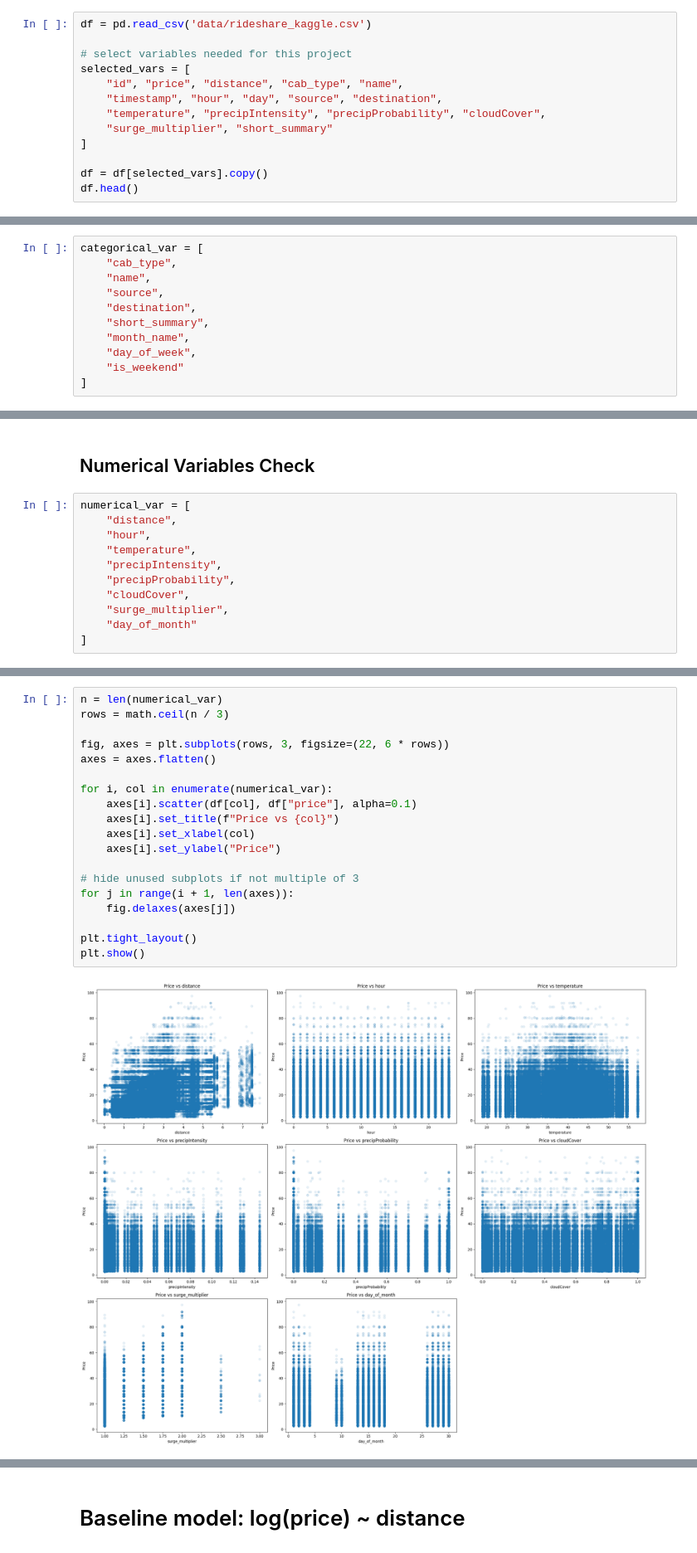
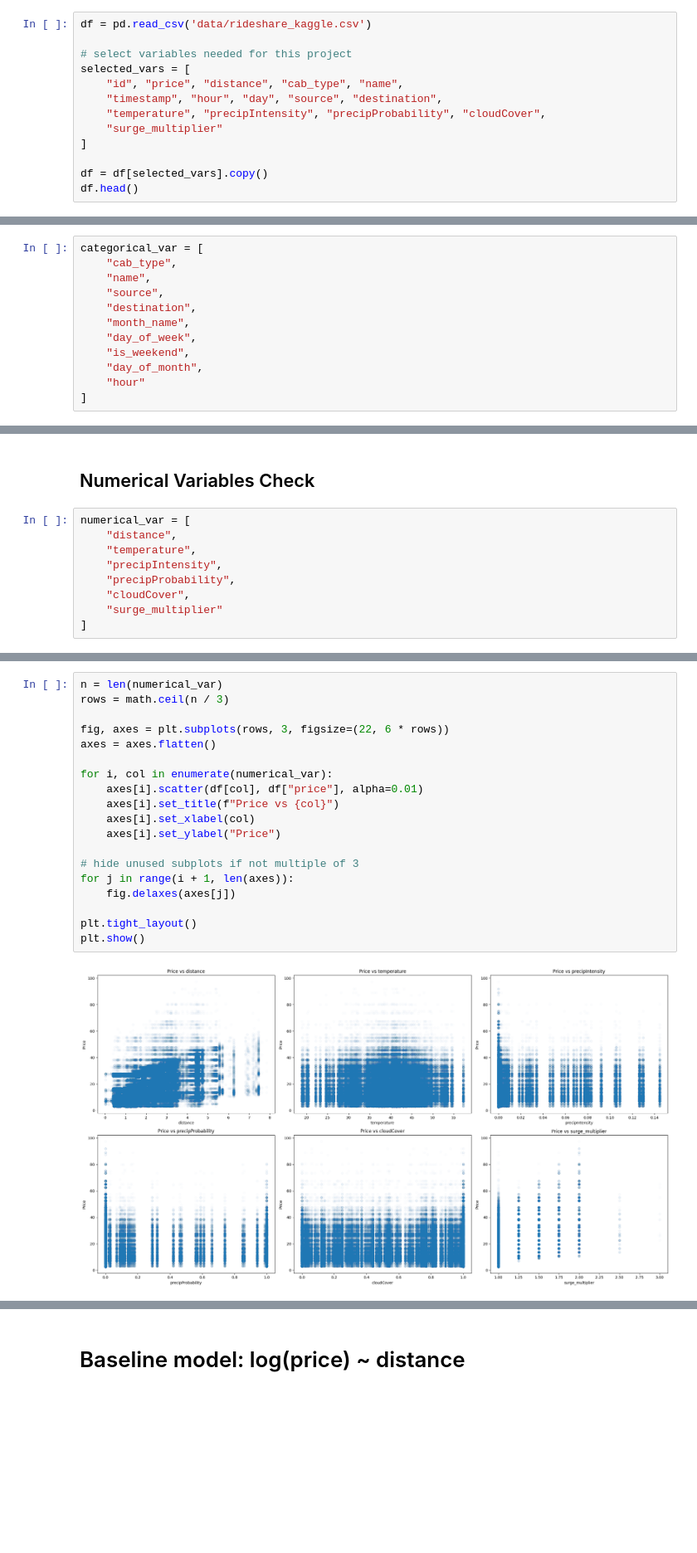
Before and after one commit to CindySun0309/APCOMP209_Final_Project, a Jupyter notebook: DS209A_final_project_group86.ipynb, the cells around one changed output, grey strips where cells are left out. Shown at 83% size. Drawn from its saved outputs; the diff is of its cells as text; blank space fills up the shorter version.

```diff
--- a/DS209A_final_project_group86.ipynb
+++ b/DS209A_final_project_group86.ipynb
@@ -77,7 +67,7 @@ selected_vars = [
     "id", "price", "distance", "cab_type", "name",
     "timestamp", "hour", "day", "source", "destination",
     "temperature", "precipIntensity", "precipProbability", "cloudCover",
-    "surge_multiplier", "short_summary"
+    "surge_multiplier"
 ]
 
 df = df[selected_vars].copy()
@@ -196,10 +186,11 @@ categorical_var = [
     "name",
     "source",
     "destination",
-    "short_summary",
     "month_name",
     "day_of_week",
-    "is_weekend"
+    "is_weekend",
+    "day_of_month",
+    "hour"
 ]
 # %%
 cat_summary = df[categorical_var].describe()
@@ -276,13 +281,11 @@ Across categorical predictors, price exhibits relatively consistent patterns wit
 # %%
 numerical_var = [
     "distance",
-    "hour",
     "temperature",
     "precipIntensity",
     "precipProbability",
     "cloudCover",
-    "surge_multiplier",
-    "day_of_month"
+    "surge_multiplier"
 ]
 # %%
 num_summary = df[numerical_var].describe().round(2)
@@ -344,24 +347,24 @@ plt.show()
 # %%
 n = len(numerical_var)
 rows = math.ceil(n / 3)
 
 fig, axes = plt.subplots(rows, 3, figsize=(22, 6 * rows))
 axes = axes.flatten()
 
 for i, col in enumerate(numerical_var):
-    axes[i].scatter(df[col], df["price"], alpha=0.1)
+    axes[i].scatter(df[col], df["price"], alpha=0.01)
     axes[i].set_title(f"Price vs {col}")
     axes[i].set_xlabel(col)
     axes[i].set_ylabel("Price")
 
 # hide unused subplots if not multiple of 3
 for j in range(i + 1, len(axes)):
     fig.delaxes(axes[j])
 
 plt.tight_layout()
 plt.show()
 # %% [output]
-[figure, old version]
+[figure, new version]
 # %%
 # Outlier detection
 outlier_summary = {}
```
Also changed, not shown: parts of 54 cells of this notebook.
